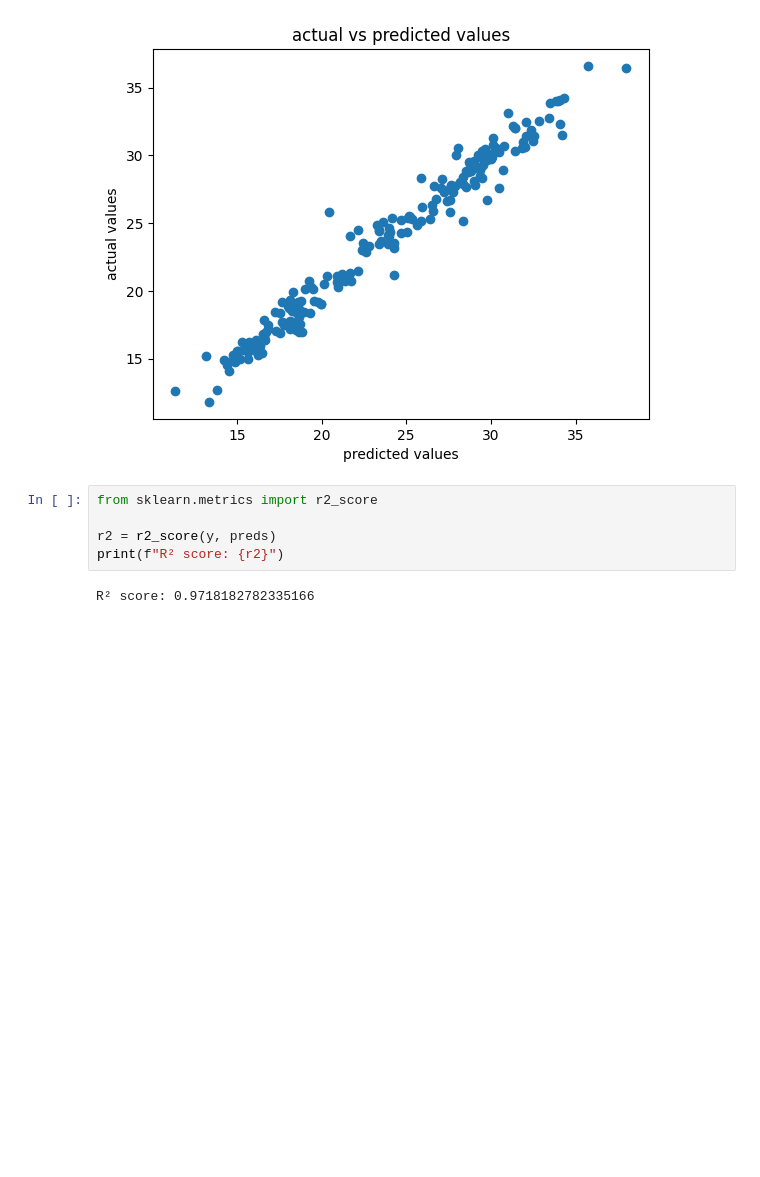
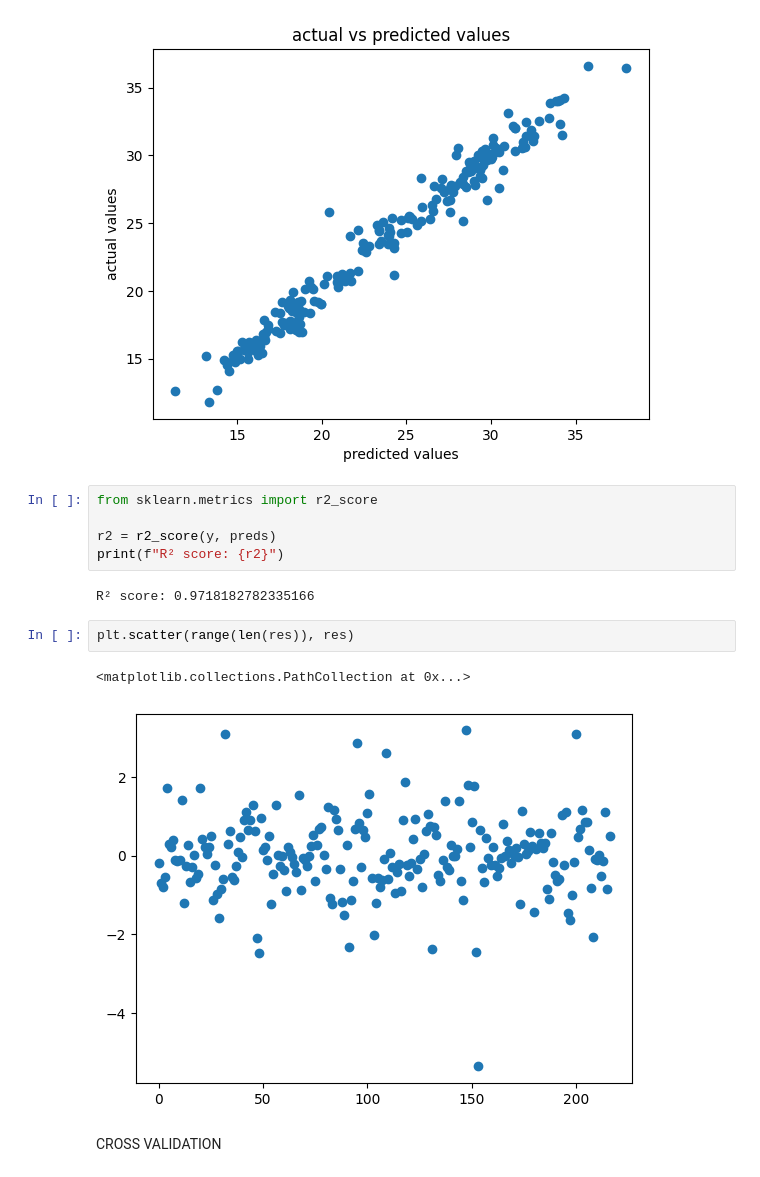
Before and after one commit to eliannemejia/OpenPort, a Jupyter notebook: datasets/raw-datasets/social_API.ipynb, the cells around one changed output. Cells and saved outputs as stored; diff of their text form; blank space fills up the shorter version.

Commit message:
time series cross validation completed

```diff
--- a/datasets/raw-datasets/social_API.ipynb
+++ b/datasets/raw-datasets/social_API.ipynb
@@ -316,3 +341,10 @@ r2 = r2_score(y, preds)
 print(f"R² score: {r2}")
 # %% [output]
 R² score: 0.9718182782335166
+# %%
+plt.scatter(range(len(res)), res)
+# %% [output]
+<matplotlib.collections.PathCollection at 0x...>
+[figure, added]
+# %% [markdown]
+CROSS VALIDATION
```
Also changed, not shown: parts of 11 cells of this notebook, 2 other files.
